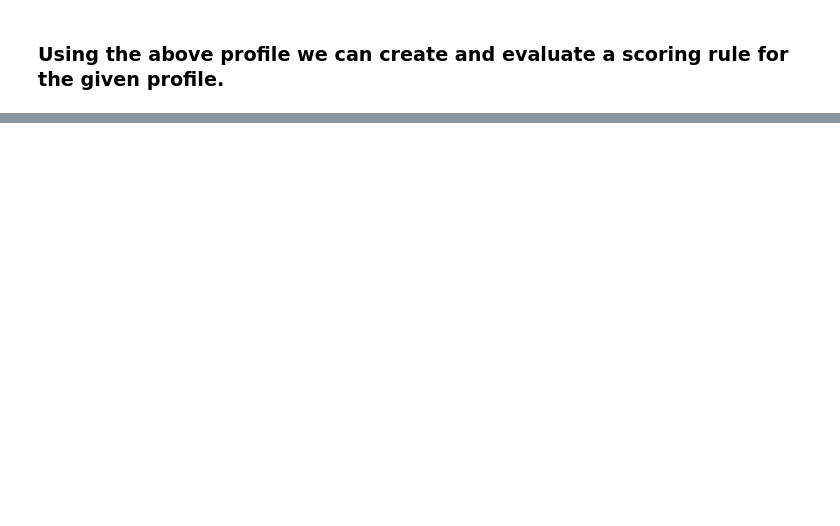
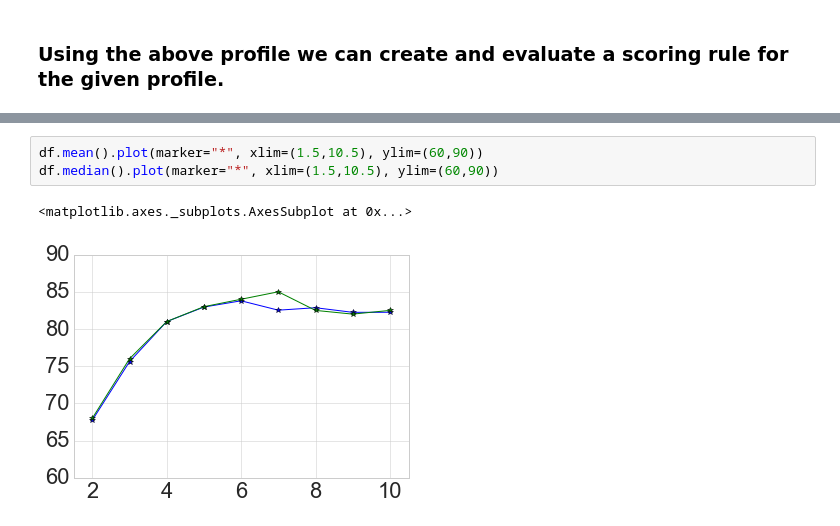
Before and after one commit to erelsgl/PrefLib-Tools, a Jupyter notebook: preflibtools/notebooks/MSS_16_Tutorial.ipynb, the cells around one changed output, grey strips where cells are left out. Cells and saved outputs as stored; diff of their text form; blank space fills up the shorter version.

```diff
--- a/preflibtools/notebooks/MSS_16_Tutorial.ipynb
+++ b/preflibtools/notebooks/MSS_16_Tutorial.ipynb
@@ -224,3 +185,9 @@ df[3].plot(kind='hist')
+# %%
+df.mean().plot(marker="*", xlim=(1.5,10.5), ylim=(60,90))
+df.median().plot(marker="*", xlim=(1.5,10.5), ylim=(60,90))
+# %% [output]
+<matplotlib.axes._subplots.AxesSubplot at 0x...>
+[figure, added]
 # %%
 # Try opening a file from the web..
 #import urllib
```
Also changed, not shown: parts of 13 cells of this notebook, 1 other file.
